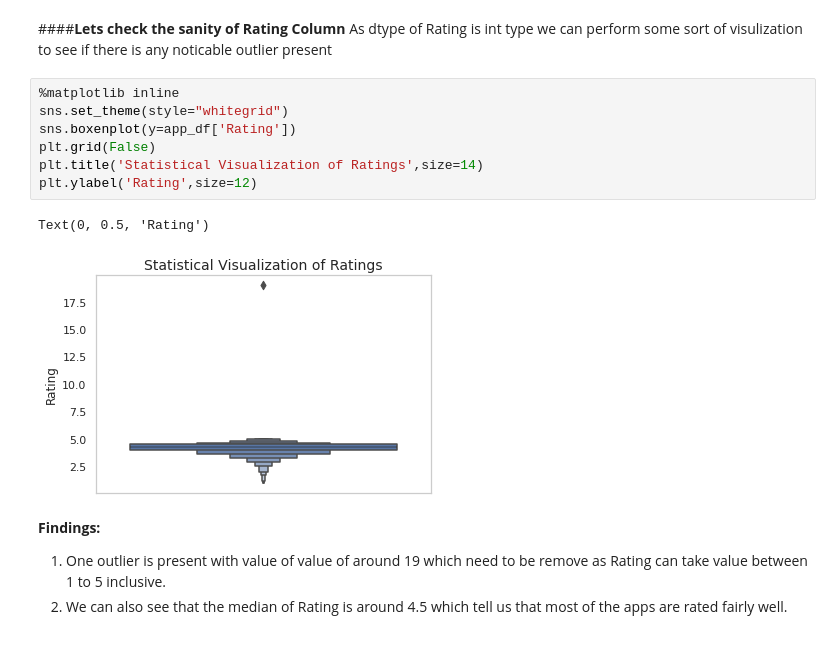
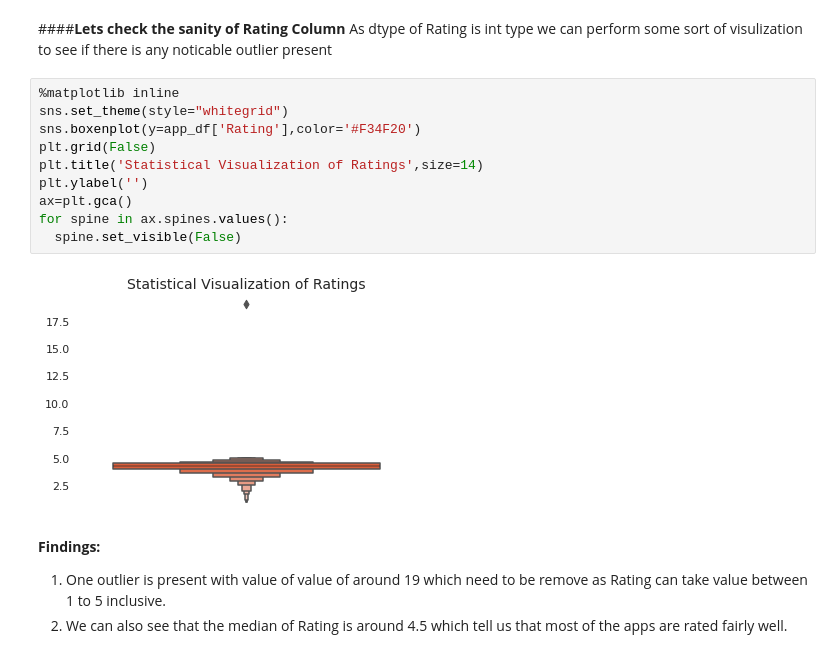
Before and after one commit to sudeep-009/PlayStoreAppReviewAnalysis, a Jupyter notebook: Copy_of_Play_Store_App_Review_Analysis_Capstone_Project.ipynb, the cells around one changed output. Saved outputs shown, nothing was run; the diff lists cells and outputs as text.

Commit message:
Improve Visualization

```diff
--- a/Copy_of_Play_Store_App_Review_Analysis_Capstone_Project.ipynb
+++ b/Copy_of_Play_Store_App_Review_Analysis_Capstone_Project.ipynb
@@ -290,13 +290,15 @@ As dtype of Rating is int type we can perform some sort of visulization to see i
 # %%
 %matplotlib inline
 sns.set_theme(style="whitegrid")
-sns.boxenplot(y=app_df['Rating'])
+sns.boxenplot(y=app_df['Rating'],color='#F34F20')
 plt.grid(False)
 plt.title('Statistical Visualization of Ratings',size=14)
-plt.ylabel('Rating',size=12)
+plt.ylabel('')
+ax=plt.gca()
+for spine in ax.spines.values():
+  spine.set_visible(False)
 # %% [output]
-Text(0, 0.5, 'Rating')
-[figure, old version]
+[figure, new version]
 # %% [markdown]
 **Findings:**
 
```
Also changed, not shown: parts of 11 cells of this notebook.
